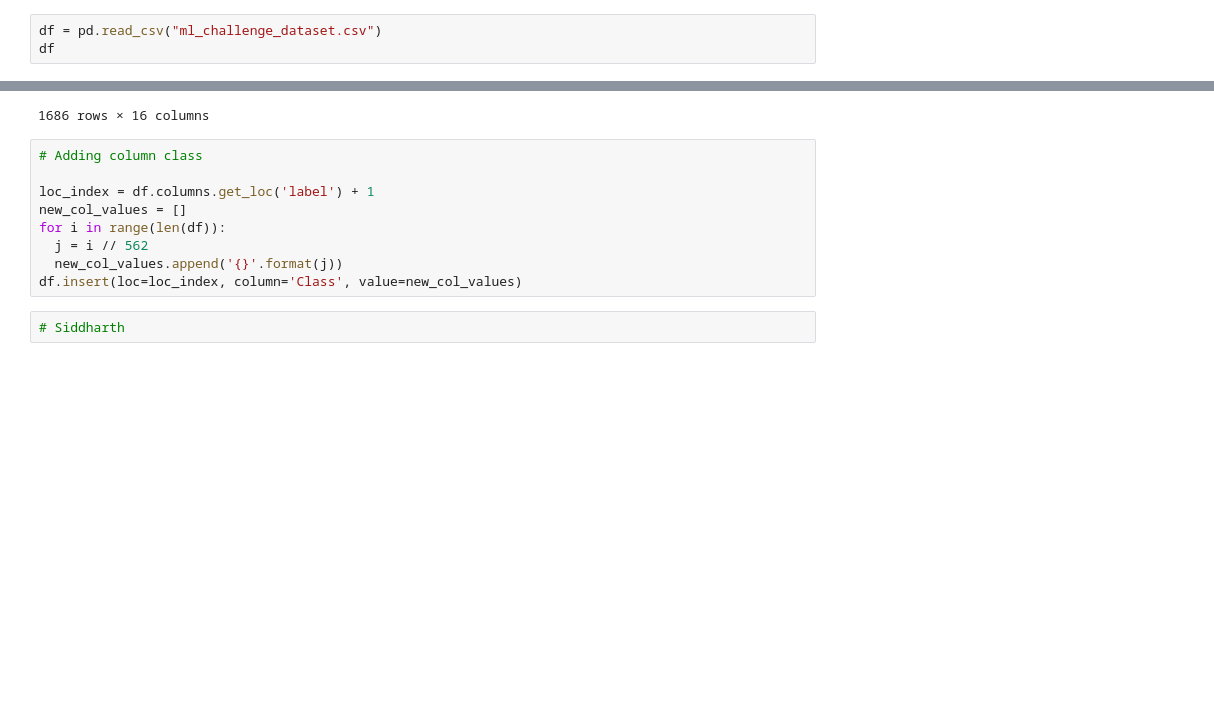
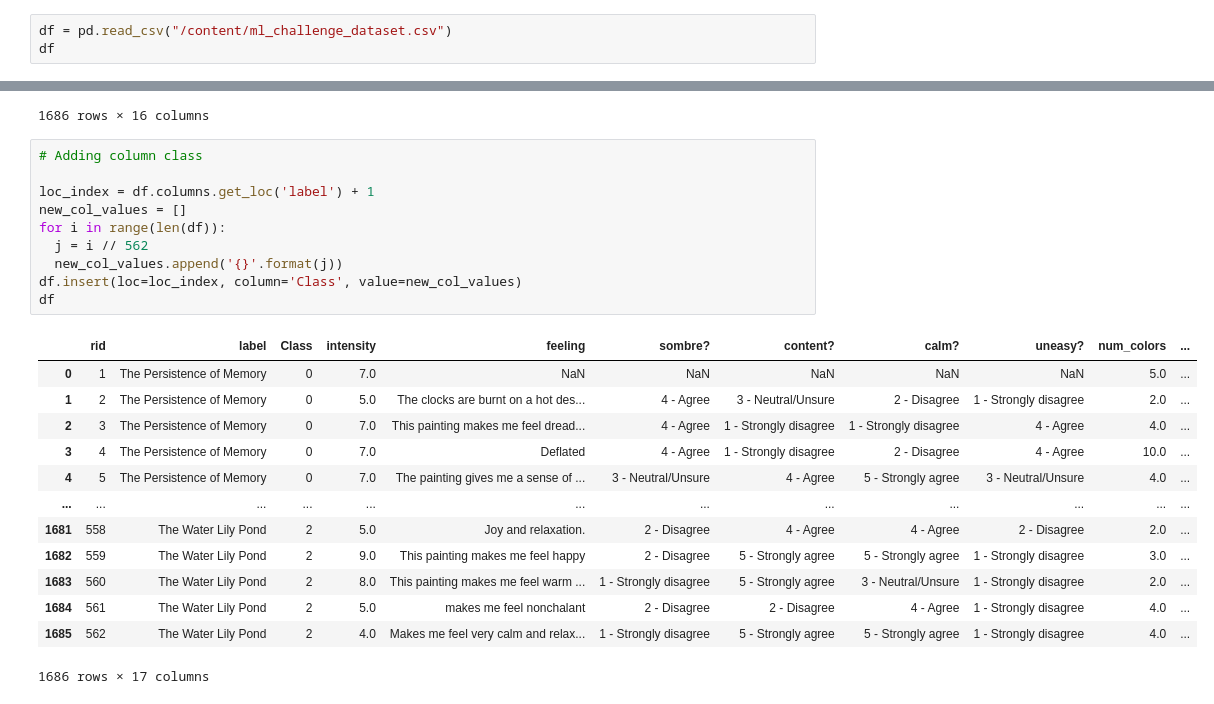
Before and after one commit to kabir-codes/ml-challenge, a Jupyter notebook: ML_Challenge.ipynb, the cells around one changed output, grey strips where cells are left out. Drawn from its saved outputs; the diff is of its cells as text; blank space fills up the shorter version.

```diff
--- a/ML_Challenge.ipynb
+++ b/ML_Challenge.ipynb
@@ -6,5 +10,5 @@ import seaborn as sns
 # %%
-df = pd.read_csv("ml_challenge_dataset.csv")
+df = pd.read_csv("/content/ml_challenge_dataset.csv")
 df
 # %% [output]
 |  | unique_id | Painting | On a scale of 1–10, how intense i... | Describe how this painting makes ... | This art piece makes me feel sombre. | ... |
@@ -65,11 +69,24 @@ df
 # %%
 # Adding column class
 
 loc_index = df.columns.get_loc('label') + 1
 new_col_values = []
 for i in range(len(df)):
   j = i // 562
   new_col_values.append('{}'.format(j))
 df.insert(loc=loc_index, column='Class', value=new_col_values)
+df
+# %% [output]
+|  | rid | label | Class | intensity | feeling | sombre? | content? | calm? | uneasy? | num_colors | ... |
+| 0 | 1 | The Persistence of Memory | 0 | 7.0 | NaN | NaN | NaN | NaN | NaN | 5.0 | ... |
+| 1 | 2 | The Persistence of Memory | 0 | 5.0 | The clocks are burnt on a hot des... | 4 - Agree | 3 - Neutral/Unsure | 2 - Disagree | 1 - Strongly disagree | 2.0 | ... |
+| 2 | 3 | The Persistence of Memory | 0 | 7.0 | This painting makes me feel dread... | 4 - Agree | 1 - Strongly disagree | 1 - Strongly disagree | 4 - Agree | 4.0 | ... |
+| 3 | 4 | The Persistence of Memory | 0 | 7.0 | Deflated | 4 - Agree | 1 - Strongly disagree | 2 - Disagree | 4 - Agree | 10.0 | ... |
+| 4 | 5 | The Persistence of Memory | 0 | 7.0 | The painting gives me a sense of ... | 3 - Neutral/Unsure | 4 - Agree | 5 - Strongly agree | 3 - Neutral/Unsure | 4.0 | ... |
+| ... | ... | ... | ... | ... | ... | ... | ... | ... | ... | ... | ... |
+| 1681 | 558 | The Water Lily Pond | 2 | 5.0 | Joy and relaxation. | 2 - Disagree | 4 - Agree | 4 - Agree | 2 - Disagree | 2.0 | ... |
+| 1682 | 559 | The Water Lily Pond | 2 | 9.0 | This painting makes me feel happy | 2 - Disagree | 5 - Strongly agree | 5 - Strongly agree | 1 - Strongly disagree | 3.0 | ... |
+| 1683 | 560 | The Water Lily Pond | 2 | 8.0 | This painting makes me feel warm ... | 1 - Strongly disagree | 5 - Strongly agree | 3 - Neutral/Unsure | 1 - Strongly disagree | 2.0 | ... |
+| 1684 | 561 | The Water Lily Pond | 2 | 5.0 | makes me feel nonchalant | 2 - Disagree | 2 - Disagree | 4 - Agree | 1 - Strongly disagree | 4.0 | ... |
+| 1685 | 562 | The Water Lily Pond | 2 | 4.0 | Makes me feel very calm and relax... | 1 - Strongly disagree | 5 - Strongly agree | 5 - Strongly agree | 1 - Strongly disagree | 4.0 | ... |
+1686 rows × 17 columns
-# %%
-# Siddharth
```
Also changed, not shown: parts of 11 cells of this notebook, 2 other files.
